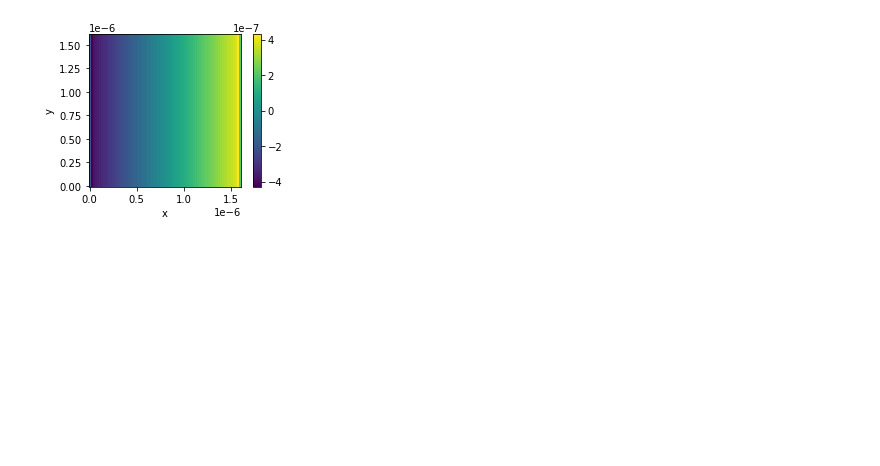
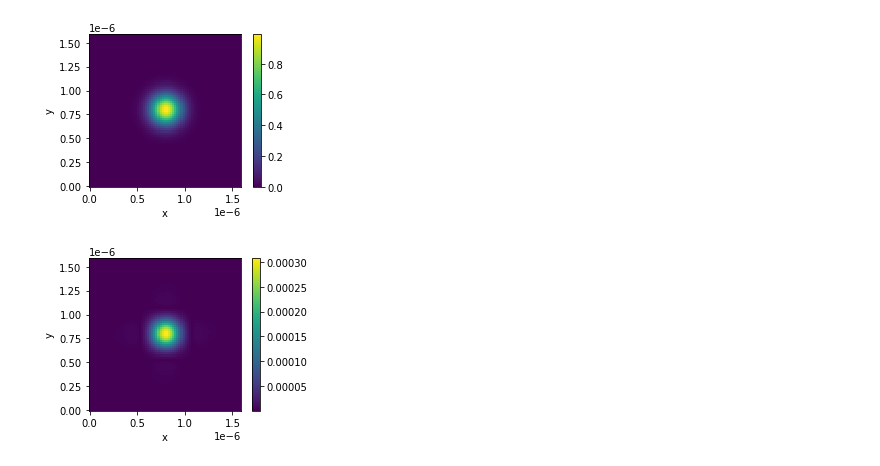
Before and after one commit to gonzalofq1/495-03, a Jupyter notebook: simulation.ipynb, the cells around one changed output. Cells and saved outputs as stored; diff of their text form; code cells hidden in the pictures; blank space fills up the shorter version.

```diff
--- a/simulation.ipynb
+++ b/simulation.ipynb
@@ -109,10 +120,16 @@ while t<T:
 # %%
-H = fft.ifft2(np.transpose(Hcoff),norm='backward')
-H = np.real(H)
-RHO = fft.ifft2(np.transpose(RHOcoff),norm='backward')
-RHO = np.real(RHO)
+#convert to position space
+Hr = fft.ifft2((Hcoff),norm='backward')
+Hr = np.real(Hr)
+RHOr = fft.ifft2((RHOcoff),norm='backward')
+RHOr = np.real(RHOr)
 
-plot_2D_field(xm,ym,H)
+plot_2D_field(xm,ym,Hinitial)
 # %% [output]
-[figure, old version]
+[figure, new version]
+# %%
+#coefficients plot
+plot_2D_field(xm,ym,np.abs(Hr))
+# %% [output]
+[figure, added]
 # %%
```
Also changed, not shown: parts of 6 cells of this notebook, 2 other files.
